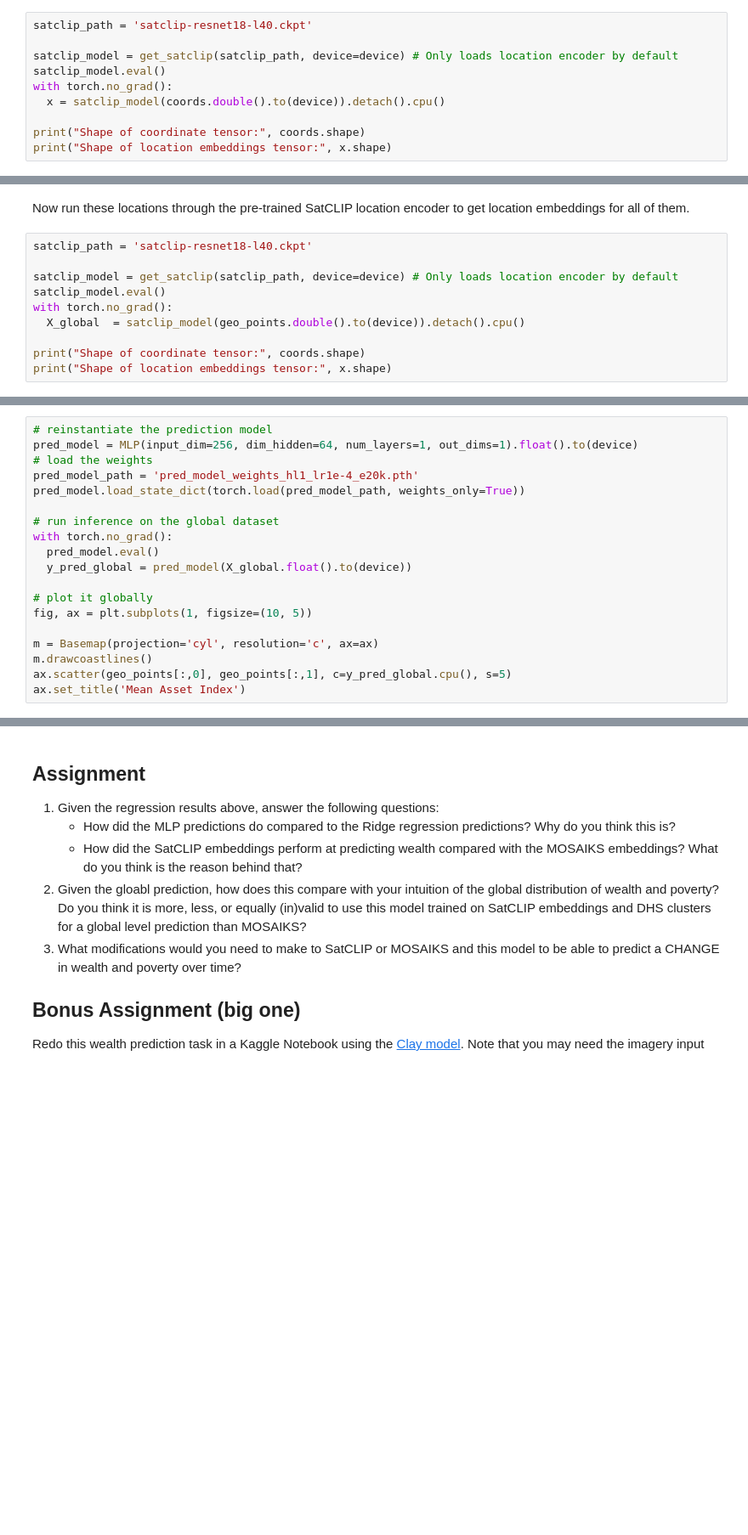
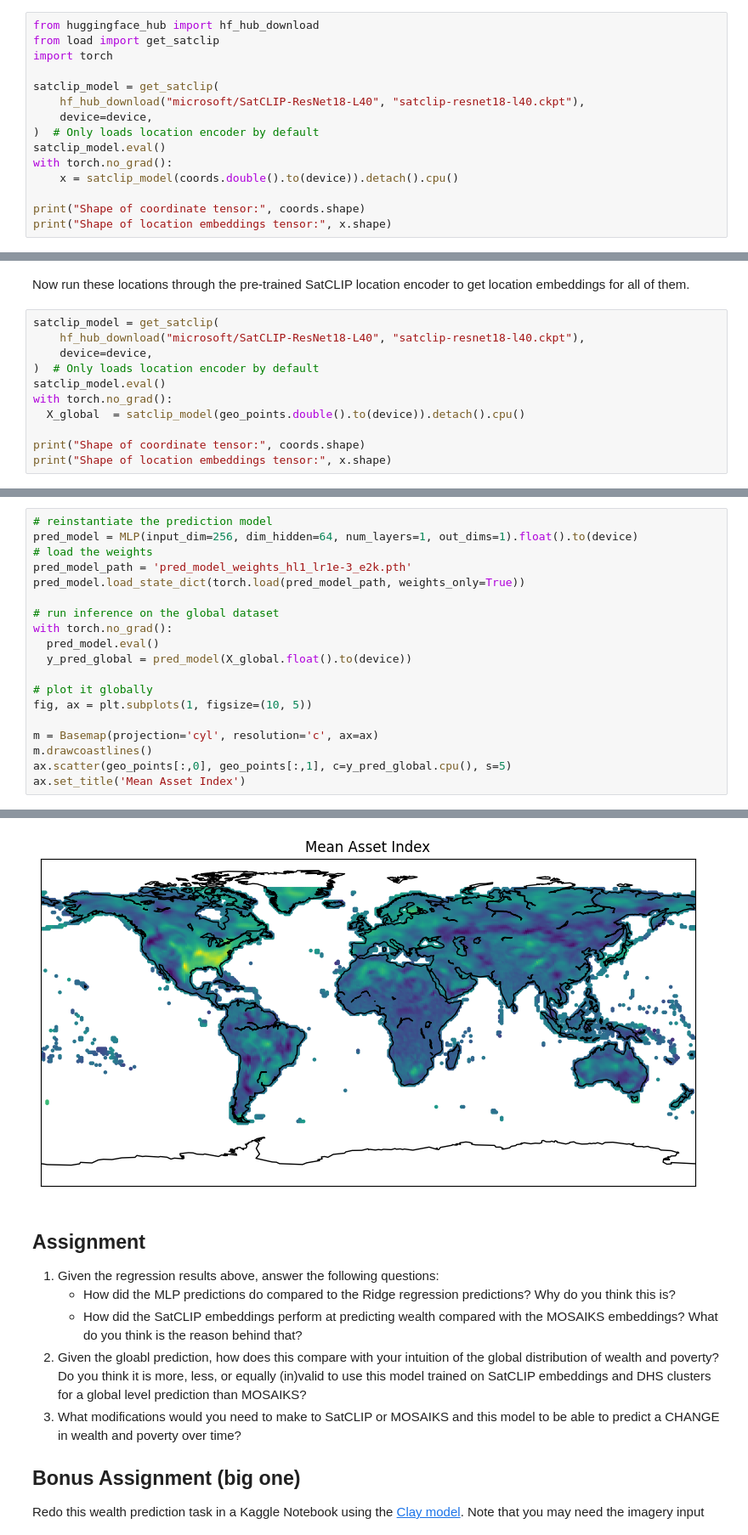
Before and after one commit to isaiahlg/isaiahlg.github.io, a Jupyter notebook: portfolio/aiforgood/pt3-satclip.ipynb, the cells around one changed output, grey strips where cells are left out. Shown at 85% size. Cells and saved outputs as stored; diff of their text form; blank space fills up the shorter version.

```diff
--- a/portfolio/aiforgood/pt3-satclip.ipynb
+++ b/portfolio/aiforgood/pt3-satclip.ipynb
@@ -105,10 +150,15 @@ We now want to wealth values using SatCLIP embeddings. First, we need to obtain
 # %%
-satclip_path = 'satclip-resnet18-l40.ckpt'
+from huggingface_hub import hf_hub_download
+from load import get_satclip
+import torch
 
-satclip_model = get_satclip(satclip_path, device=device) # Only loads location encoder by default
+satclip_model = get_satclip(
+    hf_hub_download("microsoft/SatCLIP-ResNet18-L40", "satclip-resnet18-l40.ckpt"),
+    device=device,
+)  # Only loads location encoder by default
 satclip_model.eval()
 with torch.no_grad():
-  x = satclip_model(coords.double().to(device)).detach().cpu()
+    x = satclip_model(coords.double().to(device)).detach().cpu()
 
 print("Shape of coordinate tensor:", coords.shape)
 print("Shape of location embeddings tensor:", x.shape)
@@ -400,9 +535,10 @@ print(geo_points.size())
 # %% [markdown]
 Now run these locations through the pre-trained SatCLIP location encoder to get location embeddings for all of them.
 # %%
-satclip_path = 'satclip-resnet18-l40.ckpt'
-
-satclip_model = get_satclip(satclip_path, device=device) # Only loads location encoder by default
+satclip_model = get_satclip(
+    hf_hub_download("microsoft/SatCLIP-ResNet18-L40", "satclip-resnet18-l40.ckpt"),
+    device=device,
+)  # Only loads location encoder by default
 satclip_model.eval()
 with torch.no_grad():
   X_global  = satclip_model(geo_points.double().to(device)).detach().cpu()
@@ -415,7 +555,7 @@ Visualize the predictions
 # reinstantiate the prediction model
 pred_model = MLP(input_dim=256, dim_hidden=64, num_layers=1, out_dims=1).float().to(device)
 # load the weights
-pred_model_path = 'pred_model_weights_hl1_lr1e-4_e20k.pth'
+pred_model_path = 'pred_model_weights_hl1_lr1e-3_e2k.pth'
 pred_model.load_state_dict(torch.load(pred_model_path, weights_only=True))
 
 # run inference on the global dataset
@@ -430,3 +570,4 @@ m = Basemap(projection='cyl', resolution='c', ax=ax)
 m.drawcoastlines()
 ax.scatter(geo_points[:,0], geo_points[:,1], c=y_pred_global.cpu(), s=5)
 ax.set_title('Mean Asset Index')
+# %% [output]
@@ -433,3 +575,4 @@ ax.set_title('Mean Asset Index')
+[figure, added]
 # %% [markdown]
 ## Assignment
 
```
Also changed, not shown: parts of 28 cells of this notebook, 5 other files.
